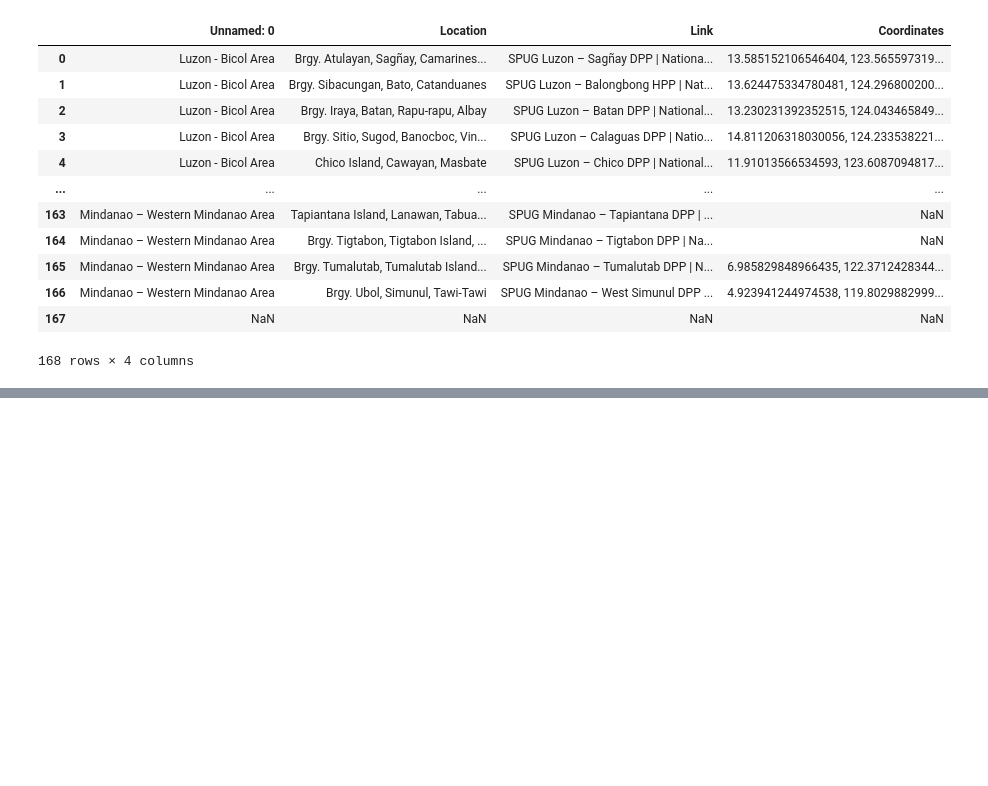
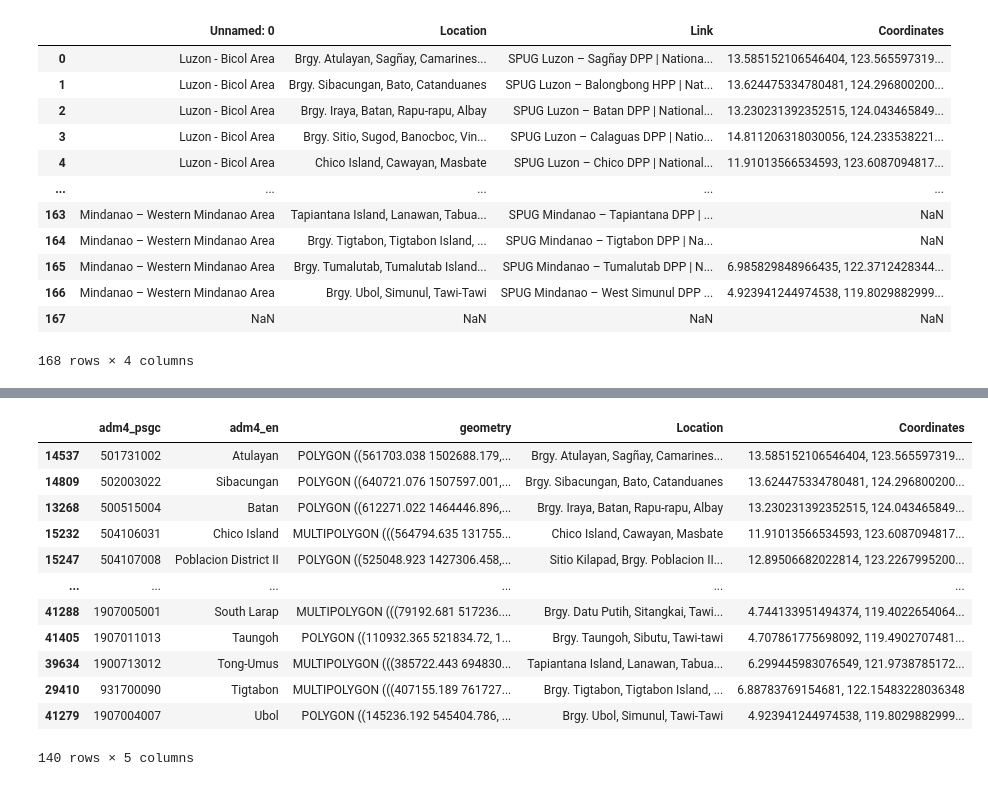
Before and after one commit to cayasryan/MicropowerSolarSuitability, a Jupyter notebook: 02_processing/2.7_spug_areas_processing.ipynb, the cells around one changed output, grey strips where cells are left out. Cells and saved outputs as stored; diff of their text form; code cells hidden in the pictures; blank space fills up the shorter version.

```diff
--- a/02_processing/2.7_spug_areas_processing.ipynb
+++ b/02_processing/2.7_spug_areas_processing.ipynb
@@ -19,0 +136,19 @@ spug_data
+# %%
+import pandas as pd
+from shapely.geometry import Point
+
+# Assuming your DataFrame is named 'spug_data'
+def create_geometry(coord_str):
+    try:
+        lat, lon = map(float, coord_str.split(', '))
+        return Point(lon, lat)  # Note: Shapely uses (longitude, latitude)
+    except AttributeError:
+        return None  # Handle cases where the value might not be a string
+    except ValueError:
+        return None  # Handle cases where the string cannot be split into two floats
+
+spug_data['geometry'] = spug_data['Coordinates'].apply(create_geometry)
+
+print(spug_data.head())
+print(spug_data['geometry'].iloc[0])
+print(type(spug_data['geometry'].iloc[0]))
@@ -19,0 +178,9 @@ spug_data
+# %%
+import geopandas as gpd
+
+# Assuming your DataFrame 'spug_data' now has a 'geometry' column
+gdf_spug = gpd.GeoDataFrame(spug_data, geometry='geometry', crs="EPSG:4326")
+
+print(gdf_spug.head())
+print(type(gdf_spug))
+print(gdf_spug.crs)
@@ -19,0 +246,5 @@ spug_data
+# %%
+gdf_spug = gdf_spug.to_crs(epsg=32651)
+gdf_spug_joined = gpd.sjoin(gdf_boundaries[['adm4_psgc', 'adm4_en', 'geometry']], gdf_spug[['Location','Coordinates','geometry']], how='inner', predicate='contains')
+
+gdf_spug_joined.head()
@@ -19,0 +258,17 @@ spug_data
+# %%
+gdf_spug_joined = gdf_spug_joined.sort_values(by='index_right').drop(columns='index_right')
+gdf_spug_joined
+# %% [output]
+|  | adm4_psgc | adm4_en | geometry | Location | Coordinates |
+| 14537 | 501731002 | Atulayan | POLYGON ((561703.038 1502688.179,... | Brgy. Atulayan, Sagñay, Camarines... | 13.585152106546404, 123.565597319... |
+| 14809 | 502003022 | Sibacungan | POLYGON ((640721.076 1507597.001,... | Brgy. Sibacungan, Bato, Catanduanes | 13.624475334780481, 124.296800200... |
+| 13268 | 500515004 | Batan | POLYGON ((612271.022 1464446.896,... | Brgy. Iraya, Batan, Rapu-rapu, Albay | 13.230231392352515, 124.043465849... |
+| 15232 | 504106031 | Chico Island | MULTIPOLYGON (((564794.635 131755... | Chico Island, Cawayan, Masbate | 11.91013566534593, 123.6087094817... |
+| 15247 | 504107008 | Poblacion District II | POLYGON ((525048.923 1427306.458,... | Sitio Kilapad, Brgy. Poblacion II... | 12.89506682022814, 123.2267995200... |
+| ... | ... | ... | ... | ... | ... |
+| 41288 | 1907005001 | South Larap | MULTIPOLYGON (((79192.681 517236.... | Brgy. Datu Putih, Sitangkai, Tawi... | 4.744133951494374, 119.4022654064... |
+| 41405 | 1907011013 | Taungoh | POLYGON ((110932.365 521834.72, 1... | Brgy. Taungoh, Sibutu, Tawi-tawi | 4.707861775698092, 119.4902707481... |
+| 39634 | 1900713012 | Tong-Umus | MULTIPOLYGON (((385722.443 694830... | Tapiantana Island, Lanawan, Tabua... | 6.299445983076549, 121.9738785172... |
+| 29410 | 931700090 | Tigtabon | MULTIPOLYGON (((407155.189 761727... | Brgy. Tigtabon, Tigtabon Island, ... | 6.88783769154681, 122.15483228036348 |
+| 41279 | 1907004007 | Ubol | POLYGON ((145236.192 545404.786, ... | Brgy. Ubol, Simunul, Tawi-Tawi | 4.923941244974538, 119.8029882999... |
+140 rows × 5 columns
```
Also changed, not shown: parts of 13 cells of this notebook, 2 other files.
